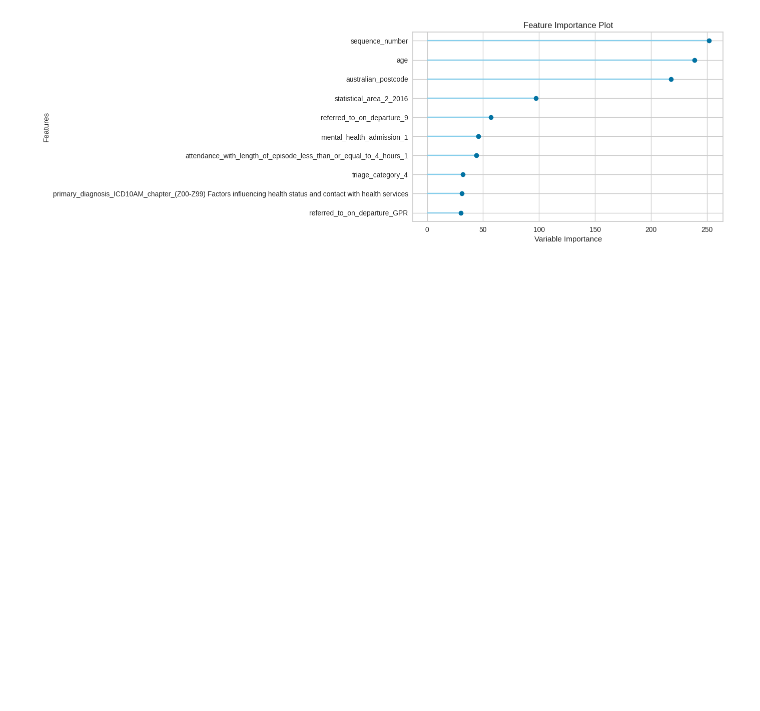
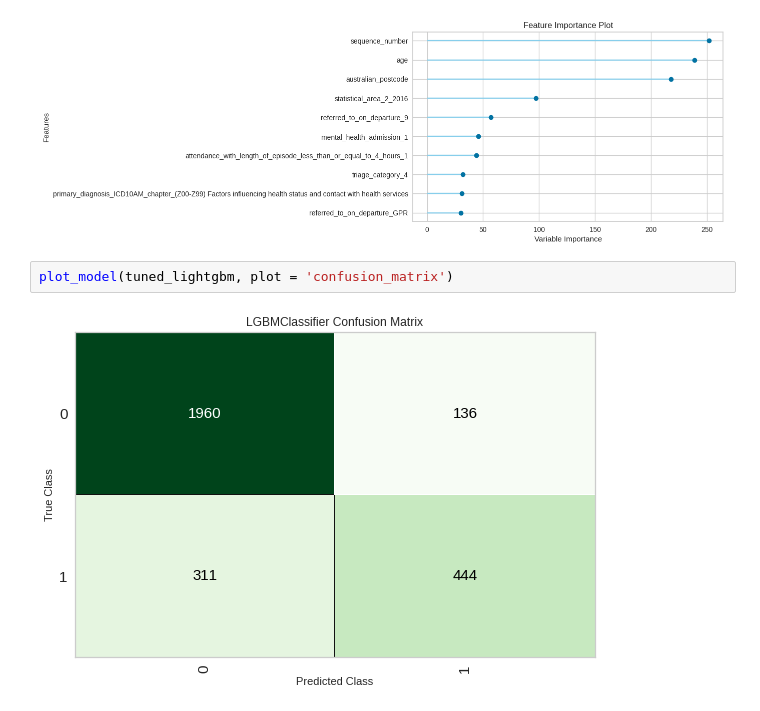
Before and after one commit to 020/020.github.io, a Jupyter notebook: ml_admission_binary_test.ipynb, the cells around one changed output. Drawn from its saved outputs; the diff is of its cells as text; blank space fills up the shorter version.

```diff
--- a/ml_admission_binary_test.ipynb
+++ b/ml_admission_binary_test.ipynb
@@ -203,3 +203,7 @@ plot_model(tuned_lightgbm, plot = 'auc')
 plot_model(tuned_lightgbm, plot='feature')
 # %% [output]
 [figure]
+# %%
+plot_model(tuned_lightgbm, plot = 'confusion_matrix')
+# %% [output]
+[figure, added]
```
